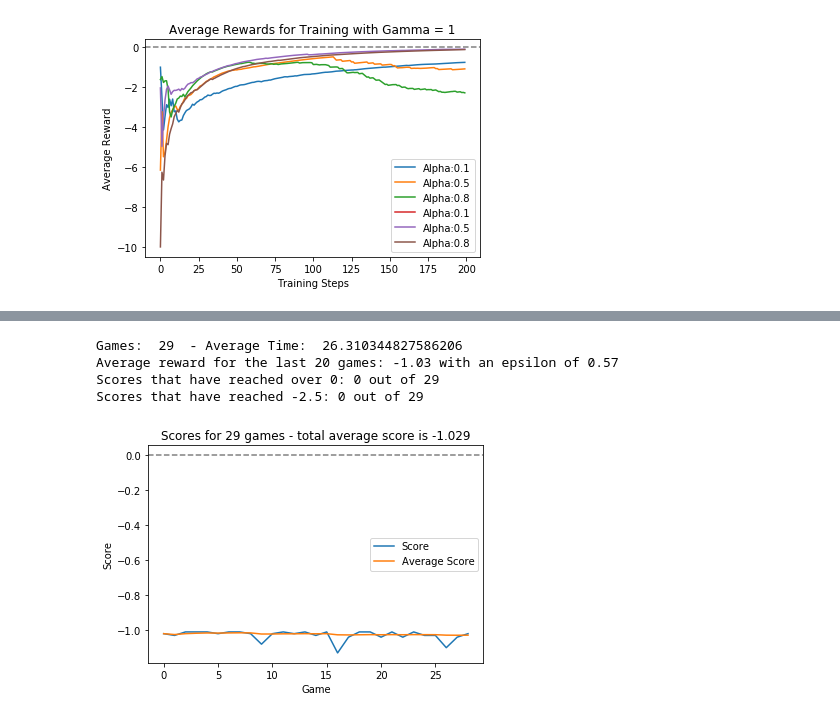
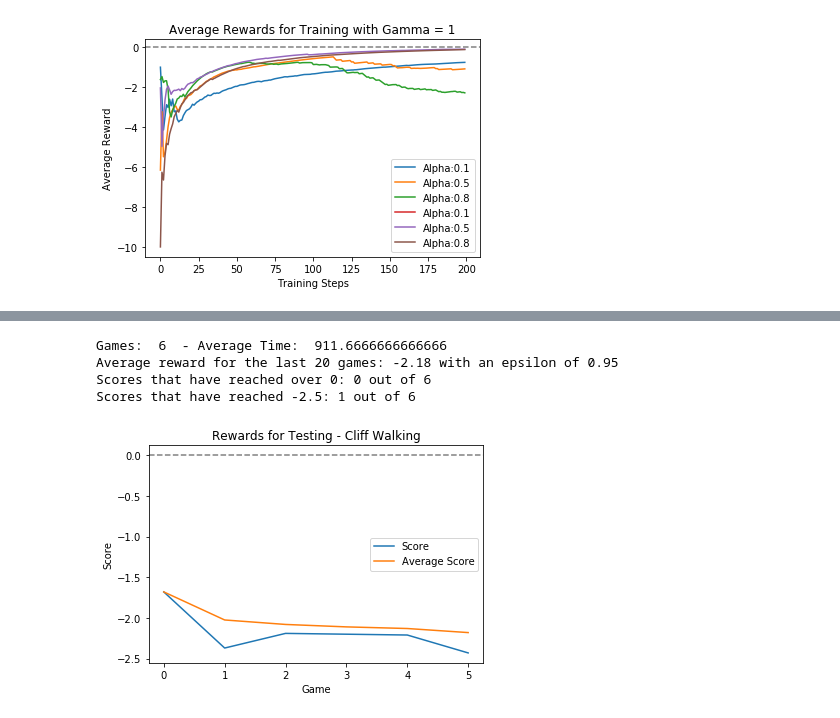
Before and after one commit to mattthelee/Marlo-Double-DQN, a Jupyter notebook: marloAnalysis-Copy1.ipynb, the cells around one changed output, grey strips where cells are left out. Saved outputs shown, nothing was run; the diff lists cells and outputs as text; code cells hidden in the pictures.

```diff
--- a/marloAnalysis-Copy1.ipynb
+++ b/marloAnalysis-Copy1.ipynb
@@ -246,6 +342,8 @@ def plotScores(file):
     scores = [x[0] for x in my_data]
     time = [x[2] for x in my_data]
     epsilon = [x[-1] for x in my_data]
+
+    #scores = scores[-50:]
 
     #print("\nAlpha:%s;Gamma:%s"%(alphaTrue,gammaTrue))
     print("Games: " , str(len(scores)), " - Average Time: ", str(sum(time)/len(scores)))
@@ -266,8 +364,10 @@ def plotScores(file):
     for i,score in enumerate(scores):
         averageScores.append((sum(scores[:(i+1)])/(i+1)))
 
+
     plt.plot(averageScores);
-    plt.title("Scores for %s games - total average score is %.3f"%(len(averageScores),averageScores[-1]));
+    #plt.title("Scores for %s games - total average score is %.3f"%(len(averageScores),averageScores[-1]));
+    plt.title("Rewards for Testing - Cliff Walking")
     plt.xlabel("Game");
     plt.ylabel("Score");
     plt.axhline(0,color='grey',linestyle='--')
@@ -354,8 +375,9 @@ def plotAverageErrorScores(file_list):
-# %%
-plotScores("Results_Alpha_0_8_Gamma_1_Decay_0_98.csv")
-# %% [output]
-Games:  29  - Average Time:  26.310344827586206
-Average reward for the last 20 games: -1.03 with an epsilon of 0.57
-Scores that have reached over 0: 0 out of 29
-Scores that have reached -2.5: 0 out of 29
-[figure, removed]
+# %%
+#plotScores("Results_Alpha_0_8_Gamma_1_Decay_0_98.csv")
+plotScores("qlearningResults.csv")
+# %% [output]
+Games:  6  - Average Time:  911.6666666666666
+Average reward for the last 20 games: -2.18 with an epsilon of 0.95
+Scores that have reached over 0: 0 out of 6
+Scores that have reached -2.5: 1 out of 6
+[figure, added]
```
Also changed, not shown: parts of 12 cells of this notebook, 15 other files.
